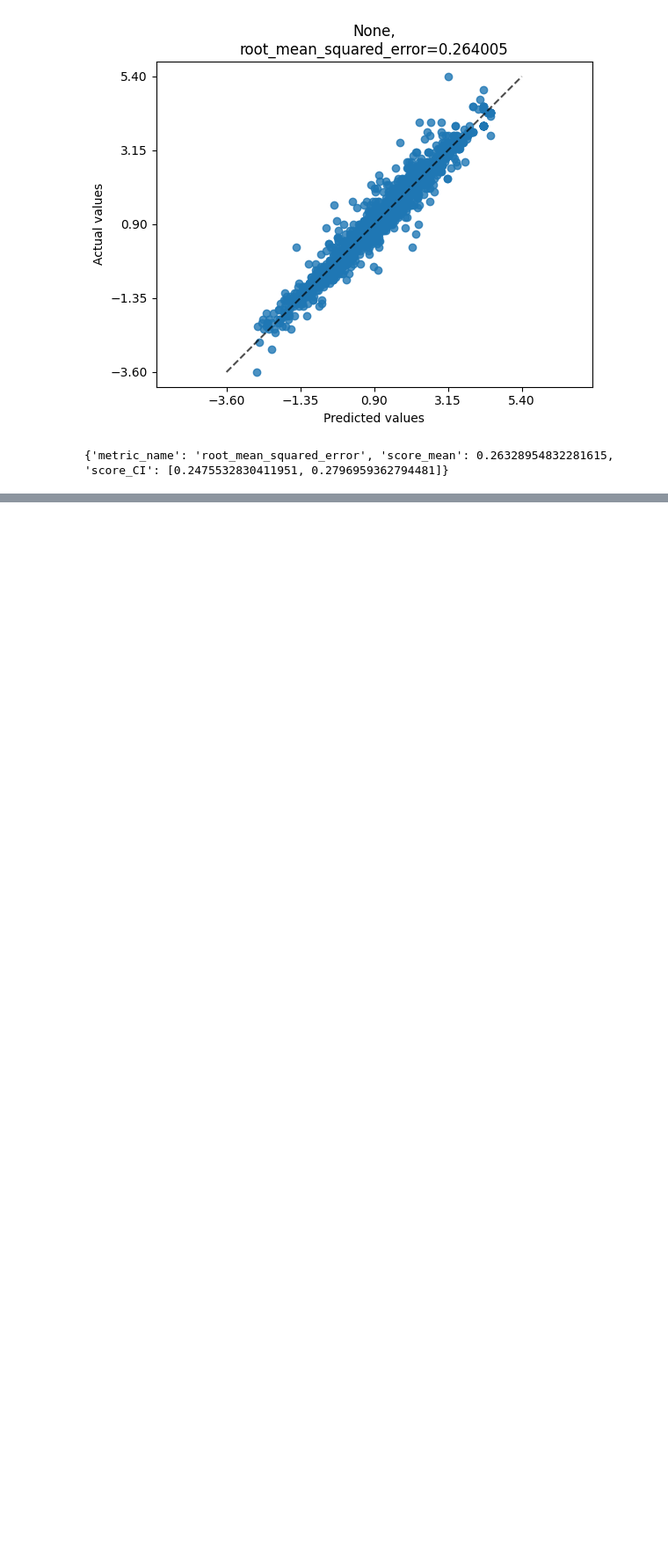
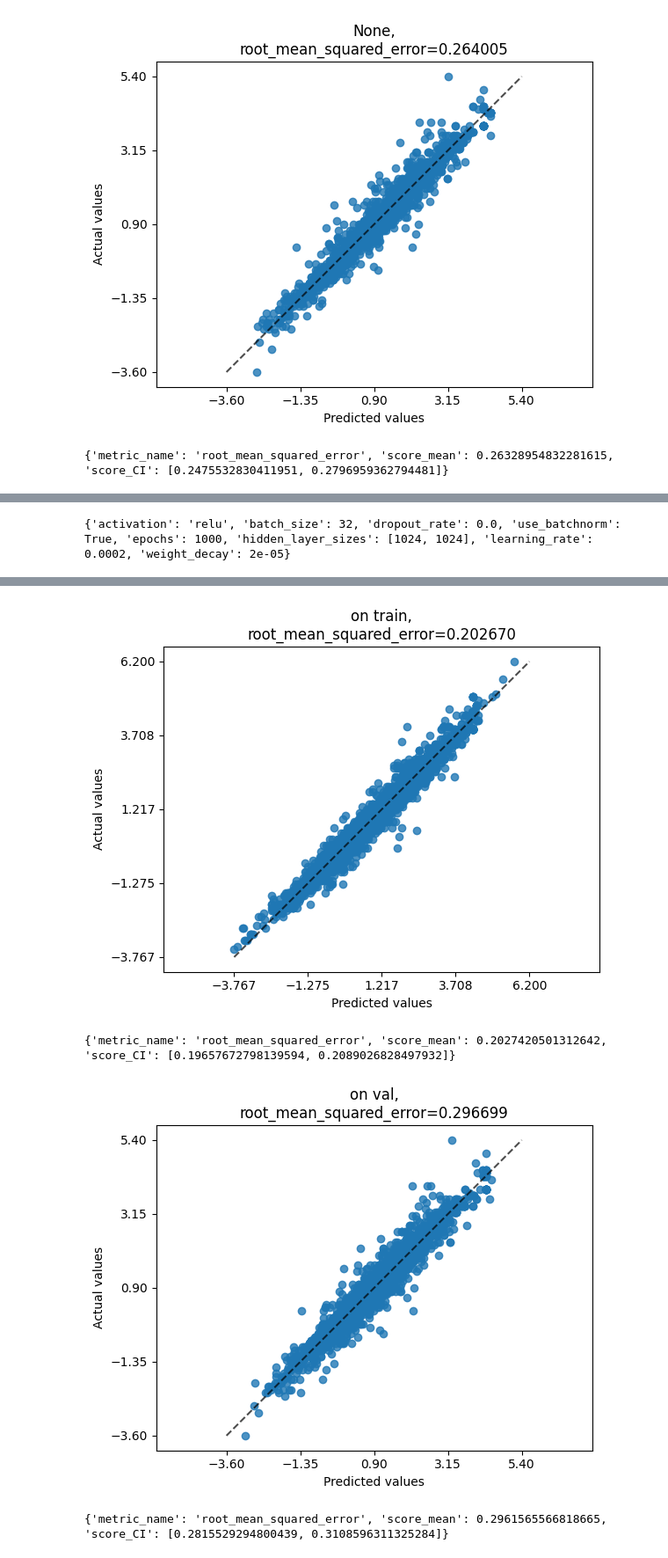
Before and after one commit to mvgolubev99/kaggle-chemical-structure-and-logp, a Jupyter notebook: interaction.ipynb, the cells around one changed output, grey strips where cells are left out. Shown at 88% size. Drawn from its saved outputs; the diff is of its cells as text; code cells hidden in the pictures; blank space fills up the shorter version.

```diff
--- a/interaction.ipynb
+++ b/interaction.ipynb
@@ -1143,0 +1240,17 @@ print(utils.bootstrap_score(
+# %%
+model="torch_models.FastPLMLPRegressor"
+
+model_kwargs={
+    "activation": "relu",
+    "batch_size": 32,
+    "dropout_rate": 0.0,
+    "use_batchnorm": True,
+    "epochs": 1000,
+    "hidden_layer_sizes": [1024, 1024],
+    "learning_rate": 0.0002,
+    "weight_decay": 2e-5,
+}
+
+print(model_kwargs)
+fitted_model = train_and_eval(model, model_kwargs, data)
+# %% [output]
@@ -1143,0 +1261 @@ print(utils.bootstrap_score(
+{'activation': 'relu', 'batch_size': 32, 'dropout_rate': 0.0, 'use_batchnorm': True, 'epochs': 1000, 'hidden_layer_sizes': [1024, 1024], 'learning_rate': 0.0002, 'weight_decay': 2e-05}
@@ -1143,0 +1264,4 @@ print(utils.bootstrap_score(
+[figure, added]
+{'metric_name': 'root_mean_squared_error', 'score_mean': 0.2027420501312642, 'score_CI': [0.19657672798139594, 0.2089026828497932]}
+[figure, added]
+{'metric_name': 'root_mean_squared_error', 'score_mean': 0.2961565566818665, 'score_CI': [0.2815529294800439, 0.3108596311325284]}
```
Also changed, not shown: parts of 7 cells of this notebook.
